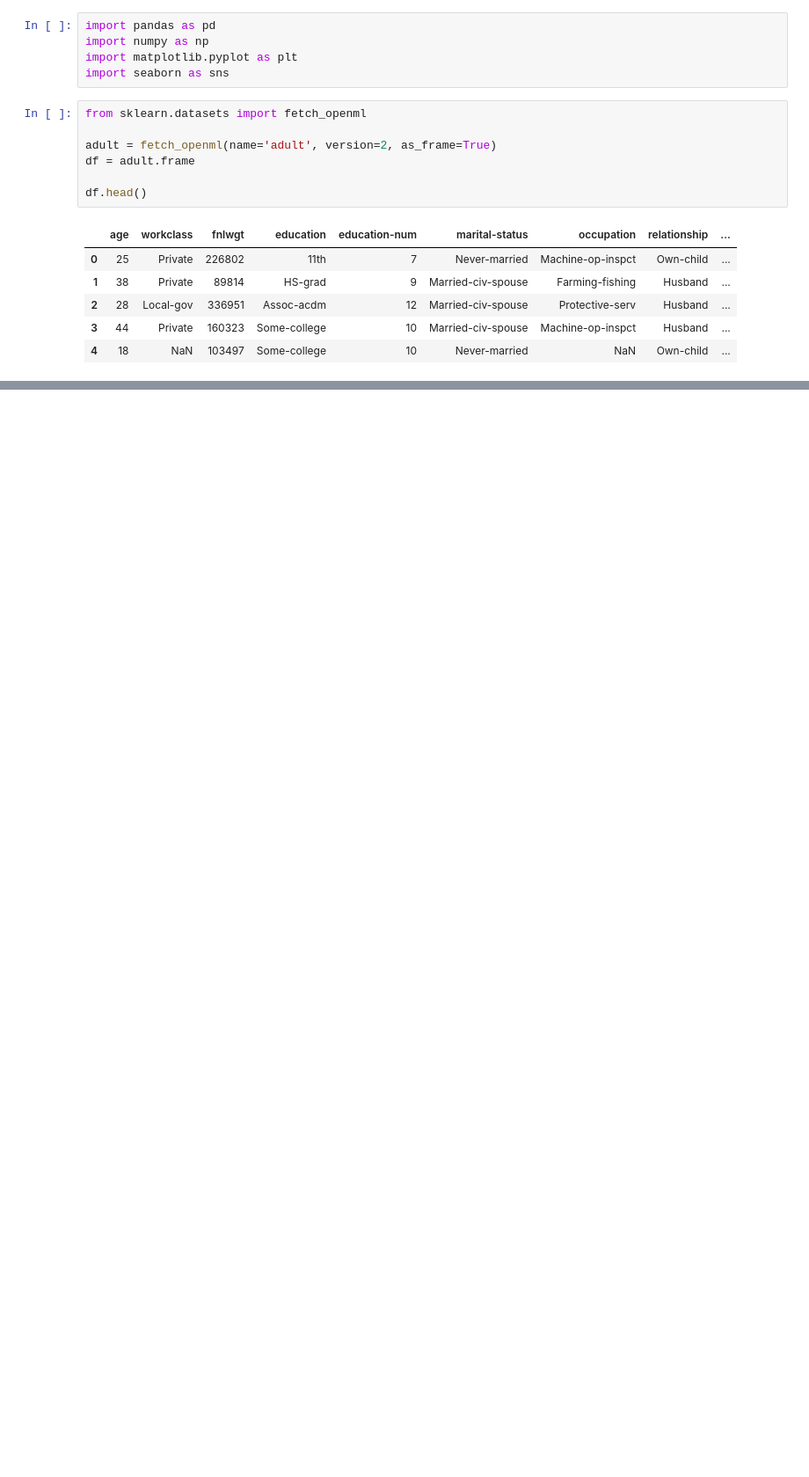
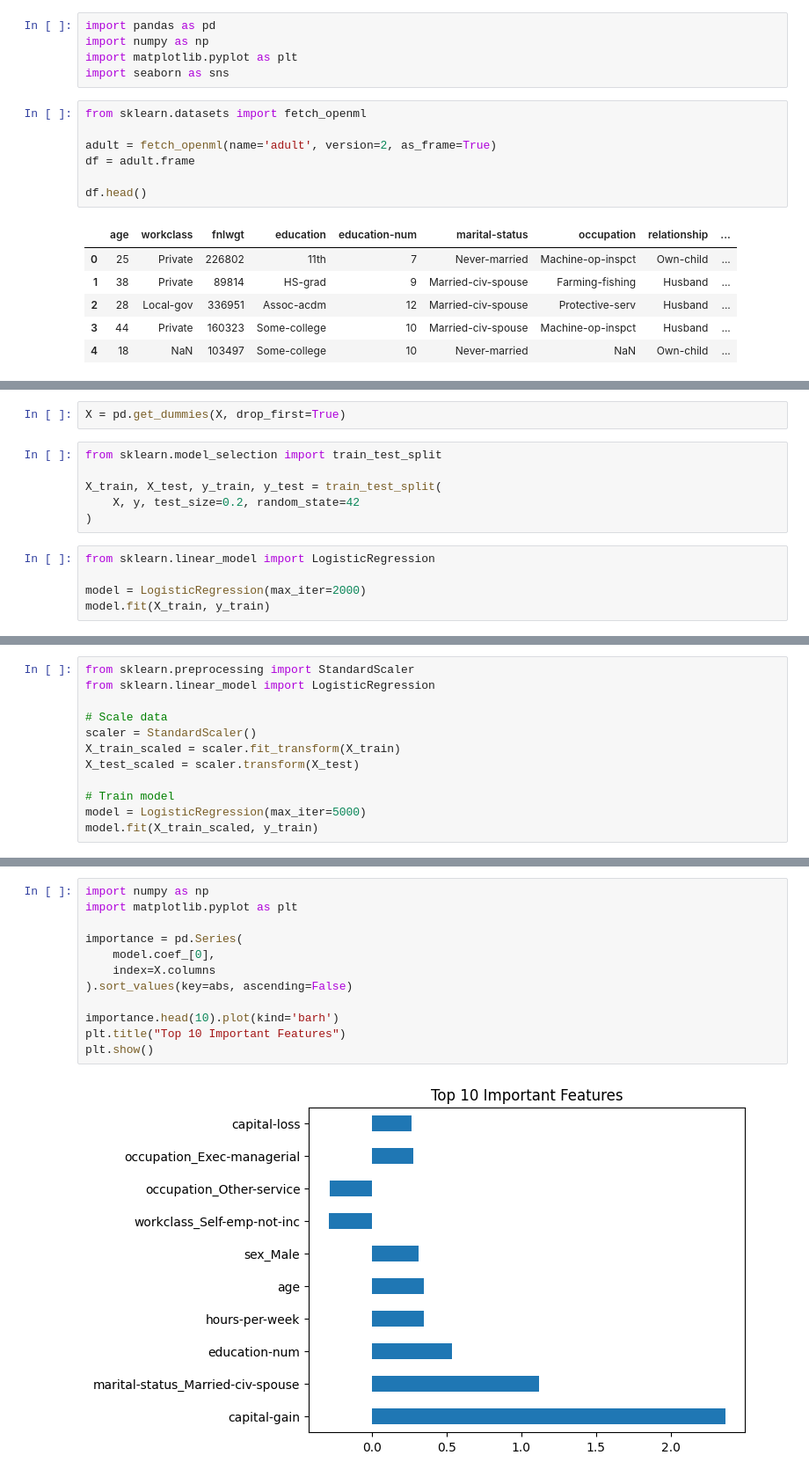
Before and after one commit to rakshitanaik15/model-fairness-analysis, a Jupyter notebook: Adult_Income_Fairness.ipynb, the cells around one changed output, grey strips where cells are left out. Shown at 88% size. Cells and saved outputs as stored; diff of their text form; blank space fills up the shorter version.

```diff
--- a/Adult_Income_Fairness.ipynb
+++ b/Adult_Income_Fairness.ipynb
@@ -28,0 +28,13 @@ Index(['age', 'workclass', 'fnlwgt', 'education', 'education-num',
+# %%
+X = pd.get_dummies(X, drop_first=True)
+# %%
+from sklearn.model_selection import train_test_split
+
+X_train, X_test, y_train, y_test = train_test_split(
+    X, y, test_size=0.2, random_state=42
+)
+# %%
+from sklearn.linear_model import LogisticRegression
+
+model = LogisticRegression(max_iter=2000)
+model.fit(X_train, y_train)
@@ -28,0 +53,12 @@ Index(['age', 'workclass', 'fnlwgt', 'education', 'education-num',
+# %%
+from sklearn.preprocessing import StandardScaler
+from sklearn.linear_model import LogisticRegression
+
+# Scale data
+scaler = StandardScaler()
+X_train_scaled = scaler.fit_transform(X_train)
+X_test_scaled = scaler.transform(X_test)
+
+# Train model
+model = LogisticRegression(max_iter=5000)
+model.fit(X_train_scaled, y_train)
@@ -28,0 +74,14 @@ Index(['age', 'workclass', 'fnlwgt', 'education', 'education-num',
+# %%
+import numpy as np
+import matplotlib.pyplot as plt
+
+importance = pd.Series(
+    model.coef_[0],
+    index=X.columns
+).sort_values(key=abs, ascending=False)
+
+importance.head(10).plot(kind='barh')
+plt.title("Top 10 Important Features")
+plt.show()
+# %% [output]
+[figure, added]
```
Also changed, not shown: parts of 10 cells of this notebook.
